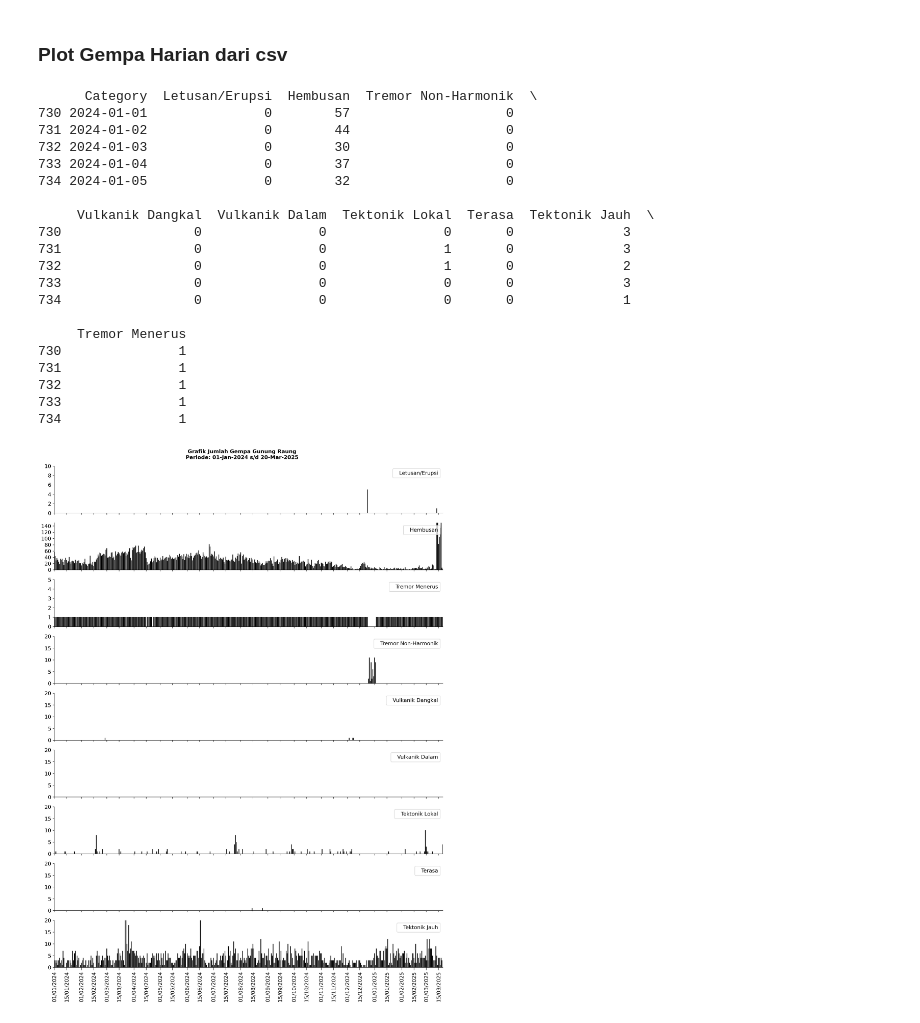
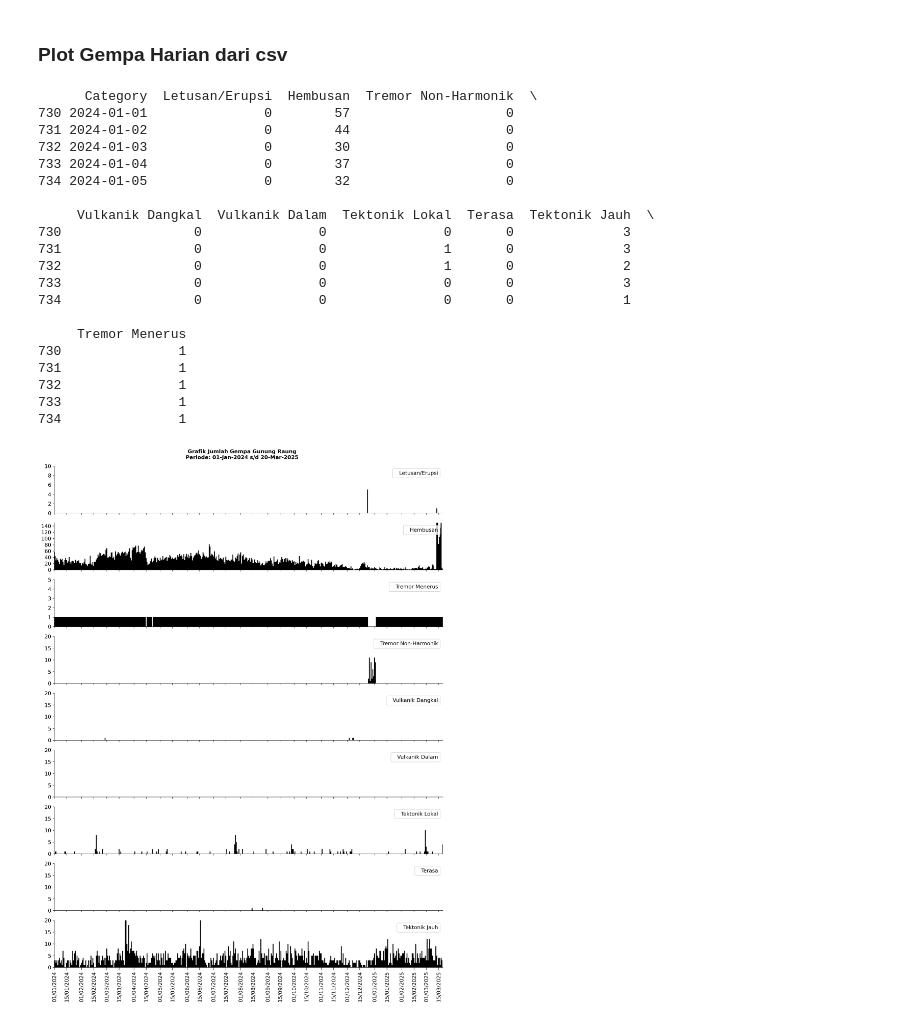
Before and after one commit to mukijo-r/graph-eval-ga, a Jupyter notebook: Gempa_harian.ipynb, the cells around one changed output. Cells and saved outputs as stored; diff of their text form; code cells hidden in the pictures.

```diff
--- a/Gempa_harian.ipynb
+++ b/Gempa_harian.ipynb
@@ -15,7 +15,8 @@ gunung = 'Raung'
 tanggal_awal = '01-01-2024'
 tanggal_akhir = '20-03-2025'
 
-data = pd.read_csv(path_file, parse_dates=['Category'], date_format='%Y-%m-%d')
+# Periksa data, apakah delimiter menggunakan koma atau titik koma
+data = pd.read_csv(path_file, delimiter=',')
 
 # Konversi string tanggal ke datetime
 data['Category'] = pd.to_datetime(data['Category'], format='%Y-%m-%d')
@@ -32,7 +33,6 @@ print(data_filtered.head())
 jenis_params = {
     'Letusan/Erupsi': {'limits': (0, 10), 'interval': 2, 'color': 'black'},
     'Hembusan': {'limits': (0, 150), 'interval': 20, 'color': 'black'},
-    # 'Amax Tremor': {'limits': (0, 20), 'interval': 5, 'color': 'black'},
     'Tremor Menerus': {'limits': (0, 5), 'interval': 1, 'color': 'black'},
     'Tremor Non-Harmonik': {'limits': (0, 20), 'interval': 5, 'color': 'black'},
     'Vulkanik Dangkal': {'limits': (0, 20), 'interval': 5, 'color': 'black'},
@@ -52,7 +52,7 @@ for i, (jenis, params) in enumerate(jenis_params.items()):
     warna = params['color']
     date_format = mdates.DateFormatter('%d/%m/%Y')
 
-    axes[i].bar(data_filtered['Category'], data_filtered[jenis], label=jenis, color=warna)
+    axes[i].bar(data_filtered['Category'], data_filtered[jenis], label=jenis, color=warna, width=1.0)
     axes[i].tick_params(axis='x', rotation=90)
     axes[i].set_xlim(tanggal_awal, tanggal_akhir)
     axes[i].xaxis.set_major_formatter(date_format)
@@ -82,31 +82,31 @@ judul_grafik = f'Grafik Jumlah Gempa Gunung {gunung}'
 periode = f'Periode: {tanggal_awal.strftime("%d-%b-%Y")} s/d {tanggal_akhir.strftime("%d-%b-%Y")}'
 plt.suptitle(f"{judul_grafik}\n{periode}\n", fontsize=12, fontweight='bold', ha='center')
 
 # Menampilkan grafik
 plt.tight_layout()
 plt.show()
 
 # Mukijo - PVMBG - 2025
 # WA 0856-4334-6785
 # %% [output]
       Category  Letusan/Erupsi  Hembusan  Tremor Non-Harmonik  \
 730 2024-01-01               0        57                    0
 731 2024-01-02               0        44                    0
 732 2024-01-03               0        30                    0
 733 2024-01-04               0        37                    0
 734 2024-01-05               0        32                    0
 
      Vulkanik Dangkal  Vulkanik Dalam  Tektonik Lokal  Terasa  Tektonik Jauh  \
 730                 0               0               0       0              3
 731                 0               0               1       0              3
 732                 0               0               1       0              2
 733                 0               0               0       0              3
 734                 0               0               0       0              1
 
      Tremor Menerus
 730               1
 731               1
 732               1
 733               1
 734               1
-[figure, old version]
+[figure, new version]
```
